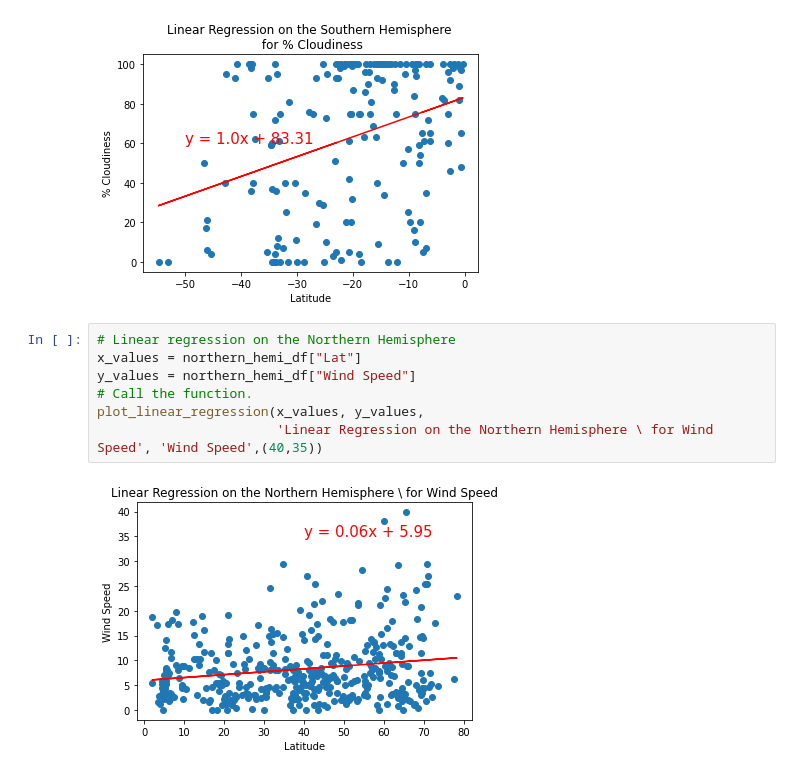
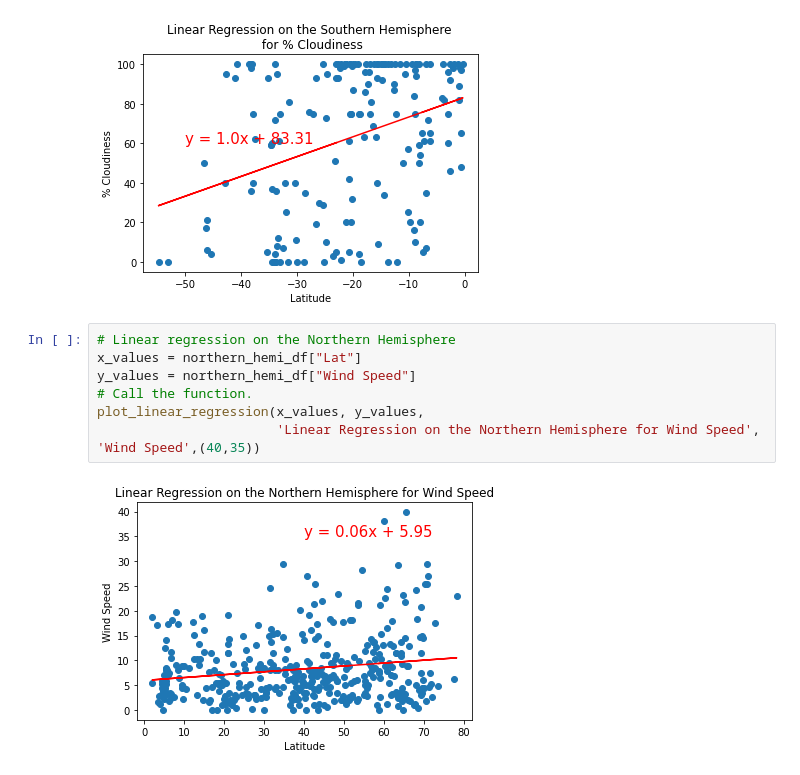
Before and after one commit to jwhberrios/World_Weather_Analysis, a Jupyter notebook: WeatherPy.ipynb, the cells around one changed output. Saved outputs shown, nothing was run; the diff lists cells and outputs as text.

```diff
--- a/WeatherPy.ipynb
+++ b/WeatherPy.ipynb
@@ -347,12 +347,12 @@ plot_linear_regression(x_values, y_values,
 # %%
 # Linear regression on the Northern Hemisphere
 x_values = northern_hemi_df["Lat"]
 y_values = northern_hemi_df["Wind Speed"]
 # Call the function.
 plot_linear_regression(x_values, y_values,
-                       'Linear Regression on the Northern Hemisphere \ for Wind Speed', 'Wind Speed',(40,35))
+                       'Linear Regression on the Northern Hemisphere for Wind Speed', 'Wind Speed',(40,35))
 # %% [output]
-[figure, old version]
+[figure, new version]
 # %%
 # Linear regression on the Southern Hemisphere
 x_values = southern_hemi_df["Lat"]
```
Also changed, not shown: parts of 1 cell of this notebook, 2 other files.
